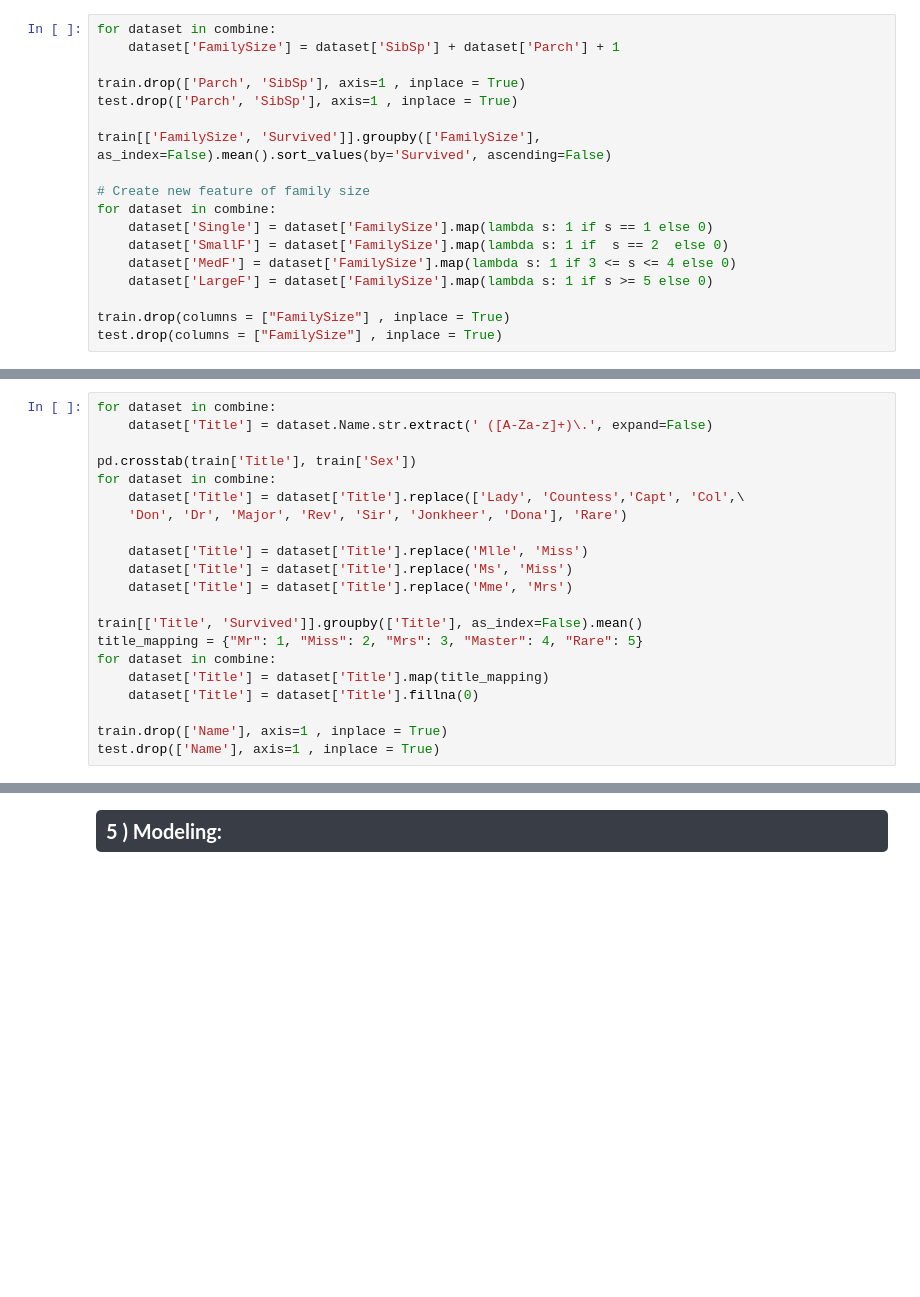
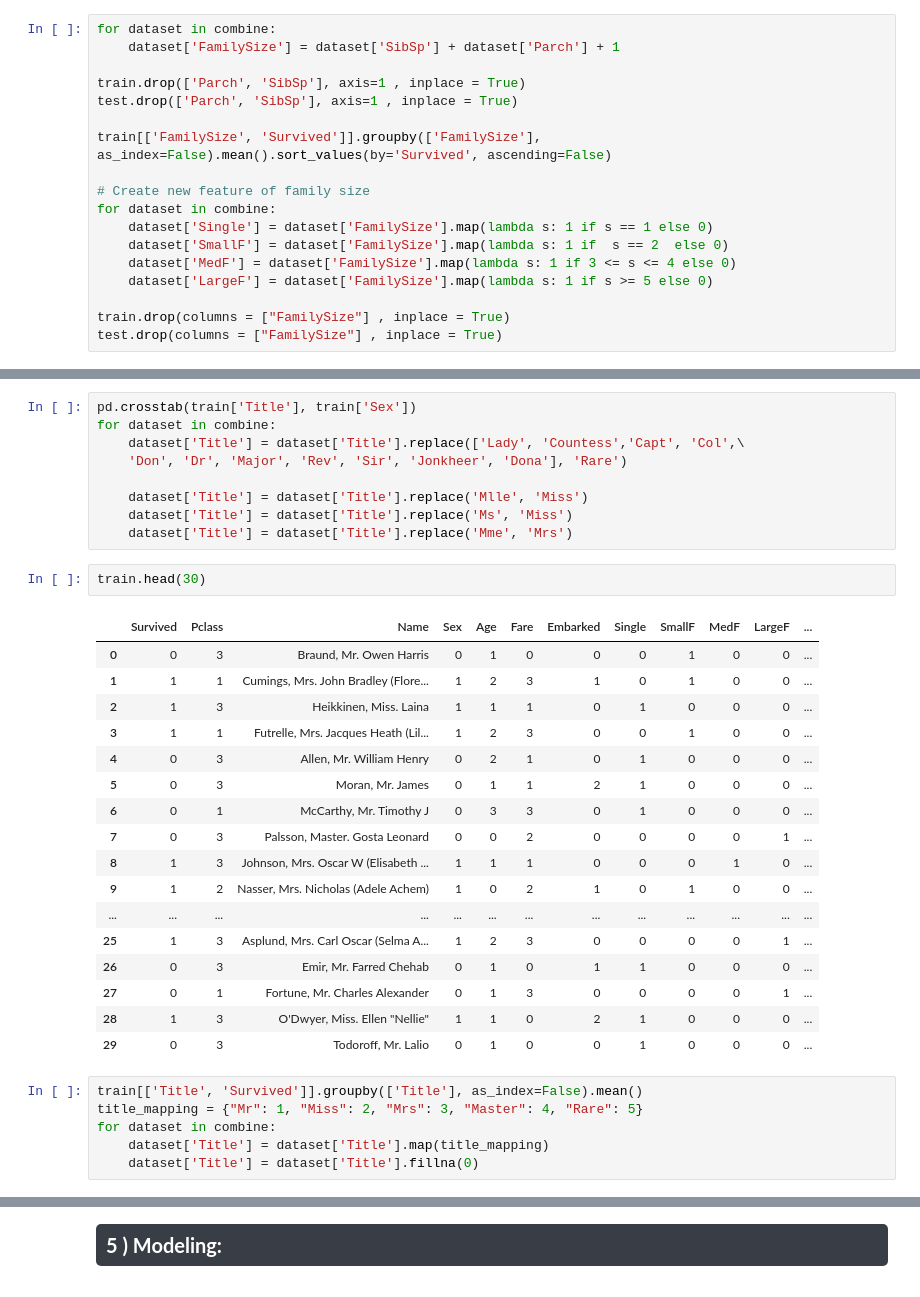
Before and after one commit to surviffer/5_titanic, a Jupyter notebook: eda.ipynb, the cells around one changed output, grey strips where cells are left out. Drawn from its saved outputs; the diff is of its cells as text; blank space fills up the shorter version.

```diff
--- a/eda.ipynb
+++ b/eda.ipynb
@@ -405,7 +451,4 @@ test.drop(columns = ["FamilySize"] , inplace = True)
 # %%
-for dataset in combine:
-    dataset['Title'] = dataset.Name.str.extract(' ([A-Za-z]+)\.', expand=False)
-
 pd.crosstab(train['Title'], train['Sex'])
 for dataset in combine:
     dataset['Title'] = dataset['Title'].replace(['Lady', 'Countess','Capt', 'Col',\
@@ -414,12 +457,29 @@ for dataset in combine:
     dataset['Title'] = dataset['Title'].replace('Mlle', 'Miss')
     dataset['Title'] = dataset['Title'].replace('Ms', 'Miss')
     dataset['Title'] = dataset['Title'].replace('Mme', 'Mrs')
-
-train[['Title', 'Survived']].groupby(['Title'], as_index=False).mean()
-title_mapping = {"Mr": 1, "Miss": 2, "Mrs": 3, "Master": 4, "Rare": 5}
-for dataset in combine:
-    dataset['Title'] = dataset['Title'].map(title_mapping)
-    dataset['Title'] = dataset['Title'].fillna(0)
-
-train.drop(['Name'], axis=1 , inplace = True)
-test.drop(['Name'], axis=1 , inplace = True)
+# %%
+train.head(30)
+# %% [output]
+|  | Survived | Pclass | Name | Sex | Age | Fare | Embarked | Single | SmallF | MedF | LargeF | ... |
+| 0 | 0 | 3 | Braund, Mr. Owen Harris | 0 | 1 | 0 | 0 | 0 | 1 | 0 | 0 | ... |
+| 1 | 1 | 1 | Cumings, Mrs. John Bradley (Flore... | 1 | 2 | 3 | 1 | 0 | 1 | 0 | 0 | ... |
+| 2 | 1 | 3 | Heikkinen, Miss. Laina | 1 | 1 | 1 | 0 | 1 | 0 | 0 | 0 | ... |
+| 3 | 1 | 1 | Futrelle, Mrs. Jacques Heath (Lil... | 1 | 2 | 3 | 0 | 0 | 1 | 0 | 0 | ... |
+| 4 | 0 | 3 | Allen, Mr. William Henry | 0 | 2 | 1 | 0 | 1 | 0 | 0 | 0 | ... |
+| 5 | 0 | 3 | Moran, Mr. James | 0 | 1 | 1 | 2 | 1 | 0 | 0 | 0 | ... |
+| 6 | 0 | 1 | McCarthy, Mr. Timothy J | 0 | 3 | 3 | 0 | 1 | 0 | 0 | 0 | ... |
+| 7 | 0 | 3 | Palsson, Master. Gosta Leonard | 0 | 0 | 2 | 0 | 0 | 0 | 0 | 1 | ... |
+| 8 | 1 | 3 | Johnson, Mrs. Oscar W (Elisabeth ... | 1 | 1 | 1 | 0 | 0 | 0 | 1 | 0 | ... |
+| 9 | 1 | 2 | Nasser, Mrs. Nicholas (Adele Achem) | 1 | 0 | 2 | 1 | 0 | 1 | 0 | 0 | ... |
+| ... | ... | ... | ... | ... | ... | ... | ... | ... | ... | ... | ... | ... |
+| 25 | 1 | 3 | Asplund, Mrs. Carl Oscar (Selma A... | 1 | 2 | 3 | 0 | 0 | 0 | 0 | 1 | ... |
+| 26 | 0 | 3 | Emir, Mr. Farred Chehab | 0 | 1 | 0 | 1 | 1 | 0 | 0 | 0 | ... |
+| 27 | 0 | 1 | Fortune, Mr. Charles Alexander | 0 | 1 | 3 | 0 | 0 | 0 | 0 | 1 | ... |
+| 28 | 1 | 3 | O'Dwyer, Miss. Ellen "Nellie" | 1 | 1 | 0 | 2 | 1 | 0 | 0 | 0 | ... |
+| 29 | 0 | 3 | Todoroff, Mr. Lalio | 0 | 1 | 0 | 0 | 1 | 0 | 0 | 0 | ... |
+# %%
+train[['Title', 'Survived']].groupby(['Title'], as_index=False).mean()
+title_mapping = {"Mr": 1, "Miss": 2, "Mrs": 3, "Master": 4, "Rare": 5}
+for dataset in combine:
+    dataset['Title'] = dataset['Title'].map(title_mapping)
+    dataset['Title'] = dataset['Title'].fillna(0)
```
Also changed, not shown: parts of 10 cells of this notebook.
